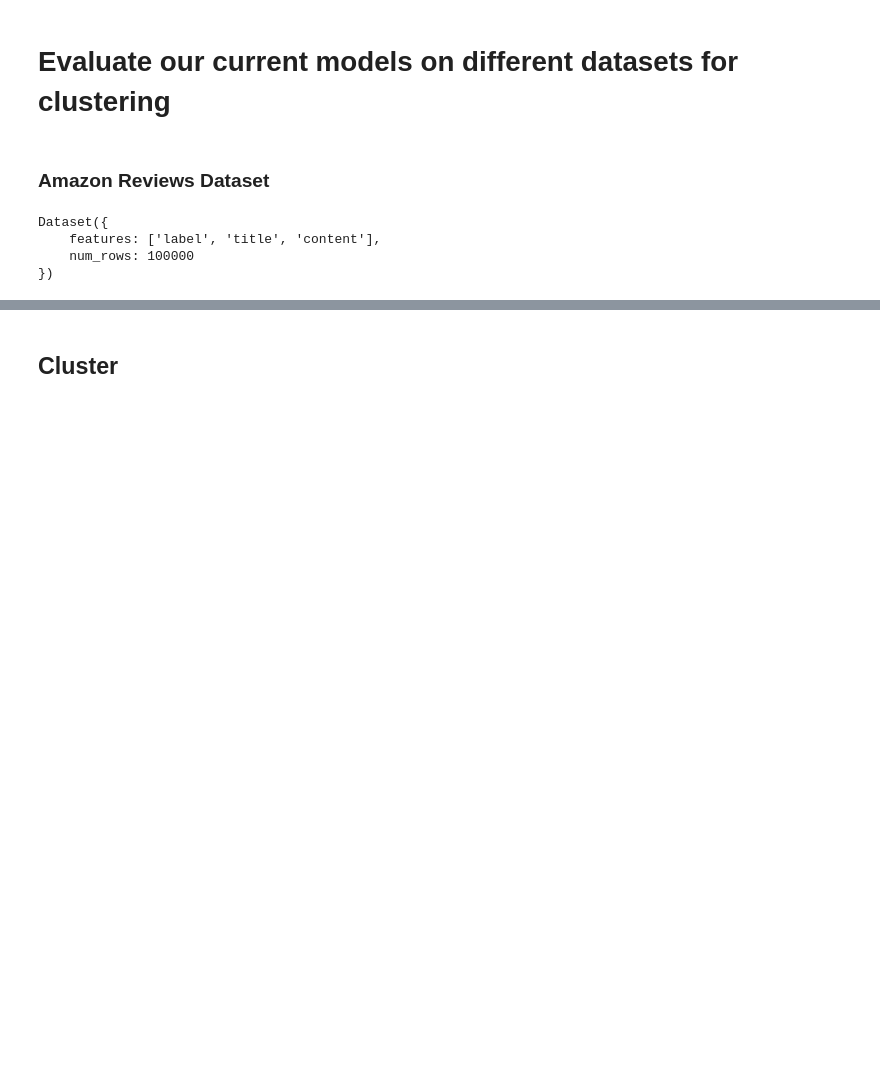
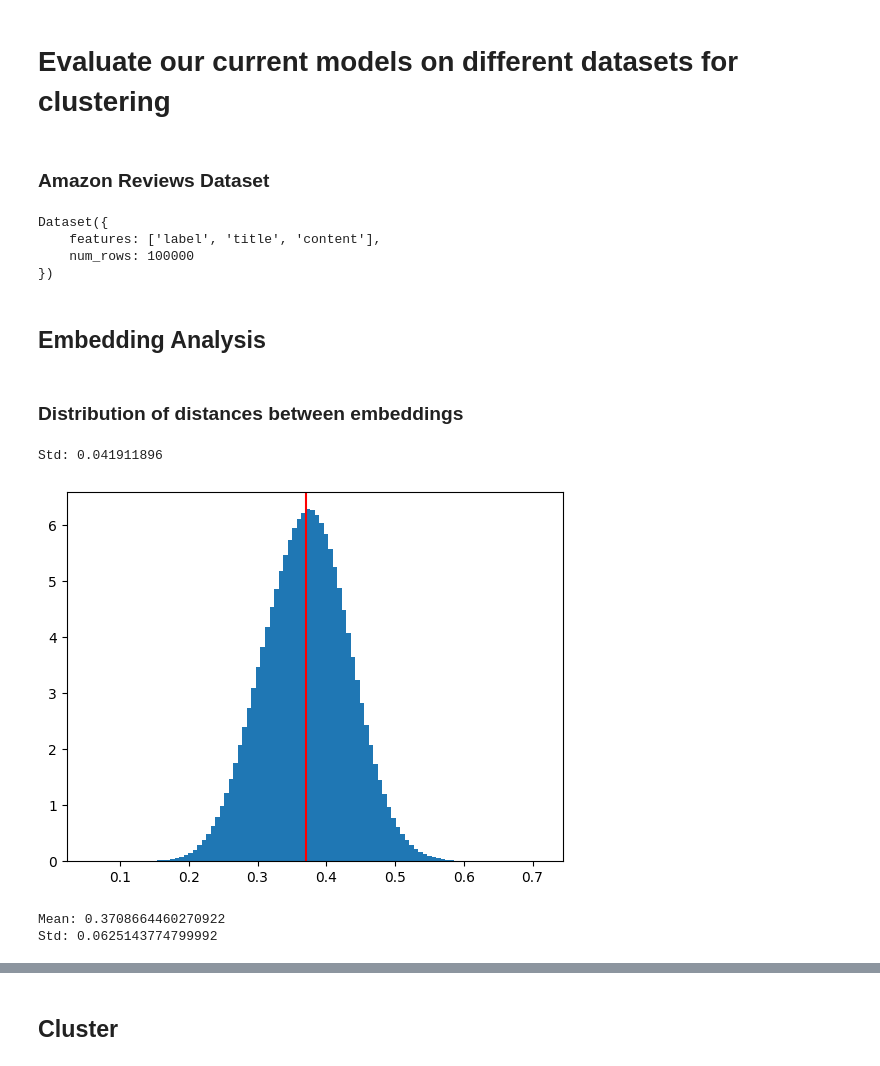
Before and after one commit to CayJoBla/ReducedEncoders, a Jupyter notebook: clustering.ipynb, the cells around one changed output, grey strips where cells are left out. Drawn from its saved outputs; the diff is of its cells as text; code cells hidden in the pictures; blank space fills up the shorter version.

```diff
--- a/clustering.ipynb
+++ b/clustering.ipynb
@@ -30,7 +33,7 @@ tokenized = dataset.map(tokenize, batched=True, batch_size=1000, remove_columns=
 # %%
 from reduced_encoders import MPNetCompressedModel
 
-model = MPNetCompressedModel.from_pretrained("all-mpnet-base-v2-compressed-umap").to(device)
+model = MPNetCompressedModel.from_pretrained("cayjobla/all-mpnet-base-v2-compressed").to(device)
 # %%
 def encode(batch):
     input_ids = batch["input_ids"].to(device)
@@ -41,3 +44,7 @@ def encode(batch):
             "full": outputs.unreduced_pooler_output.cpu().detach()}
 
 embeddings = tokenized.map(encode, batched=True, batch_size=100, remove_columns=tokenized.column_names)
+# %% [markdown]
+## Embedding Analysis
+# %% [markdown]
+### Distribution of distances between embeddings
@@ -43,0 +54,19 @@ embeddings = tokenized.map(encode, batched=True, batch_size=100, remove_columns=
+# %%
+X = embeddings["reduced"].numpy()[:10000]
+print("Std:", np.std(X))
+# %% [output]
+Std: 0.041911896
+# %%
+from scipy.spatial.distance import pdist
+
+distances = pdist(X)
+plt.hist(distances, bins=100, density=True)
+plt.axvline(distances.mean(), color="red", label="mean")
+plt.show()
+
+print("Mean:", distances.mean())
+print("Std:", distances.std())
+# %% [output]
+[figure, added]
+Mean: 0.3708664460270922
+Std: 0.0625143774799992
```
Also changed, not shown: parts of 31 cells of this notebook, 2 other files.
